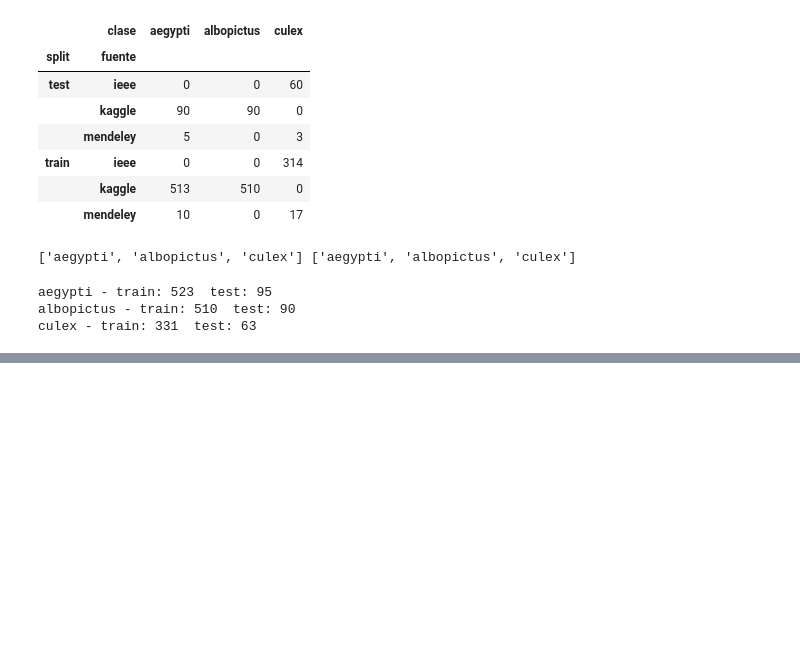
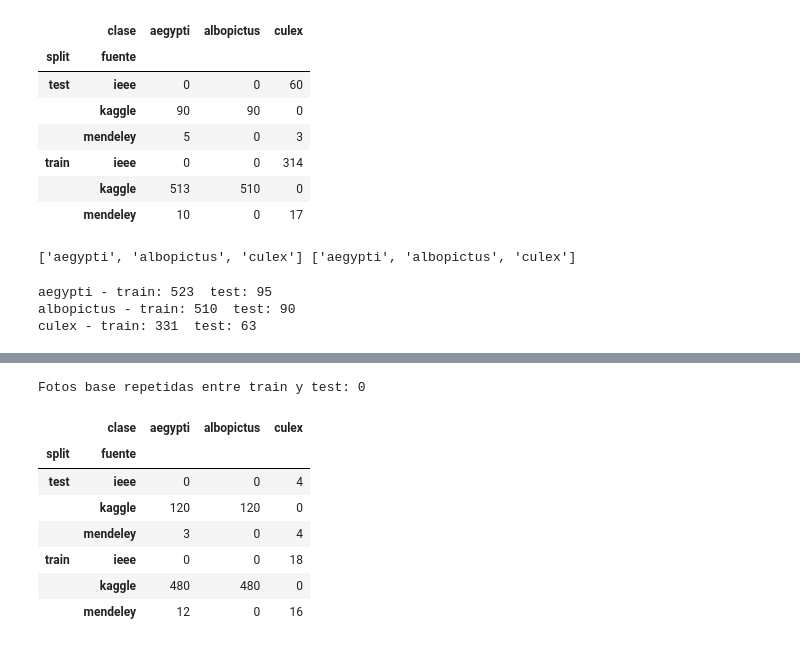
Before and after one commit to GaboSM1507/Proyecto-VectorIA, a Jupyter notebook: notebooks/02_CNN_Mosquitos.ipynb, the cells around one changed output, grey strips where cells are left out. Cells and saved outputs as stored; diff of their text form; code cells hidden in the pictures; blank space fills up the shorter version.

```diff
--- a/notebooks/02_CNN_Mosquitos.ipynb
+++ b/notebooks/02_CNN_Mosquitos.ipynb
@@ -280,0 +294,15 @@ datos.drop(columns=['carpeta']).to_csv('../data/processed/inventario_imagenes.cs
+# %%
+# Cada archivo se identifica por su foto base: Culex10_blur -> Culex10, albopictus10a -> albopictus10 #
+inventario = pd.read_csv('../data/processed/inventario_imagenes.csv')
+inventario['ruta'] = inventario['ruta'].str.replace('\\', '/', regex=False)   # Rutas que sirven en cualquier compu #
+
+nombres = inventario['archivo'].str.rsplit('.', n=1).str[0]
+inventario['foto_base'] = nombres.str.extract(r'^([A-Za-z]+[0-9]+)', expand=False).fillna(nombres)   # Mendeley ya trae nombres únicos #
+
+# Quitamos las versiones de IEEE (nombre distinto a su foto base) y los duplicados "- Copy" de Kaggle #
+es_version = (inventario['fuente'] == 'ieee') & (nombres != inventario['foto_base'])
+es_duplicado = nombres.str.contains(' - Copy', regex=False)
+print('Versiones de IEEE quitadas:', es_version.sum(), ' Duplicados quitados:', es_duplicado.sum())
+
+corregido = inventario[~(es_version | es_duplicado)].copy()
+corregido.groupby(['clase', 'fuente']).agg(archivos=('archivo', 'count'), fotos_base=('foto_base', 'nunique'))
@@ -280,0 +318,24 @@ datos.drop(columns=['carpeta']).to_csv('../data/processed/inventario_imagenes.cs
+# %%
+# 20 % de las fotos base de cada fuente y clase va a test; todas las fotos de una base quedan del mismo lado #
+rng = np.random.default_rng(101)
+corregido['split'] = 'train'
+for _, grupo in corregido.groupby(['fuente', 'clase']):
+    bases = np.sort(grupo['foto_base'].unique())
+    bases_test = rng.choice(bases, size=round(0.2 * len(bases)), replace=False)
+    corregido.loc[grupo.index[grupo['foto_base'].isin(bases_test)], 'split'] = 'test'
+
+# Comprobación: ninguna foto base puede estar en train y en test a la vez #
+fuga = set(corregido.loc[corregido['split'] == 'train', 'foto_base']) & set(corregido.loc[corregido['split'] == 'test', 'foto_base'])
+print('Fotos base repetidas entre train y test:', len(fuga))
+
+corregido.pivot_table(index=['split', 'fuente'], columns='clase', values='archivo', aggfunc='count', fill_value=0)
+# %% [output]
+Fotos base repetidas entre train y test: 0
+|  | clase | aegypti | albopictus | culex |
+| split | fuente |  |  |  |
+| test | ieee | 0 | 0 | 4 |
+|  | kaggle | 120 | 120 | 0 |
+|  | mendeley | 3 | 0 | 4 |
+| train | ieee | 0 | 0 | 18 |
+|  | kaggle | 480 | 480 | 0 |
+|  | mendeley | 12 | 0 | 16 |
```
Also changed, not shown: parts of 5 cells of this notebook, 1 other file.
